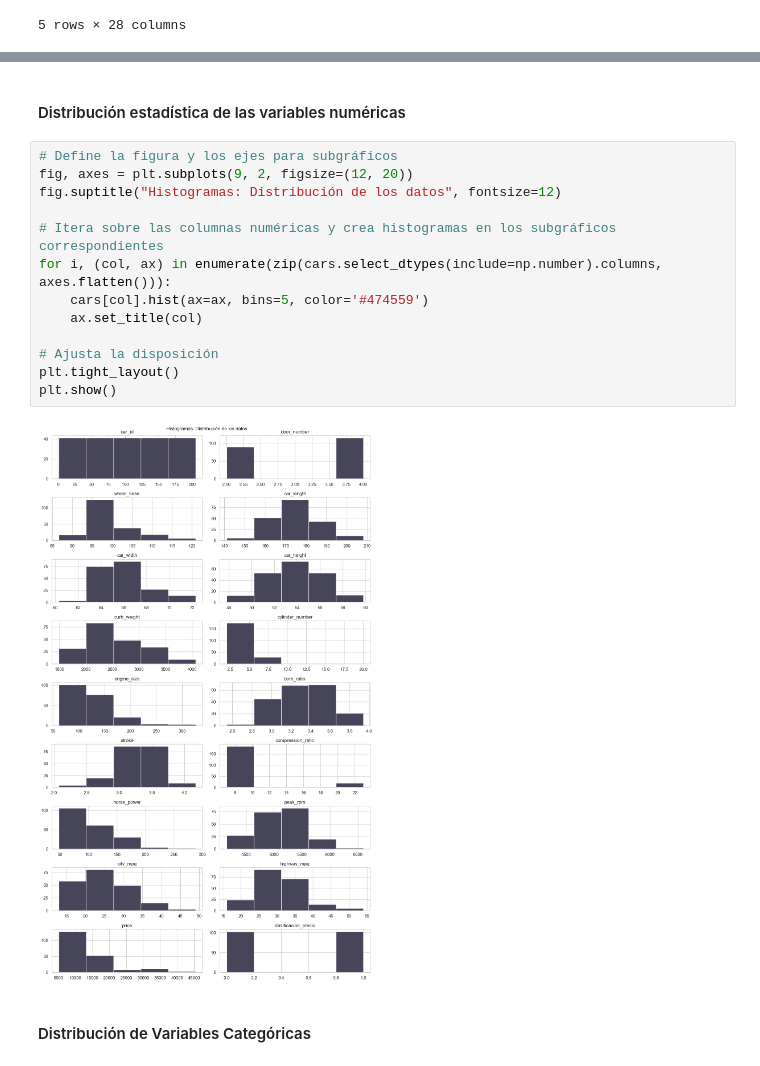
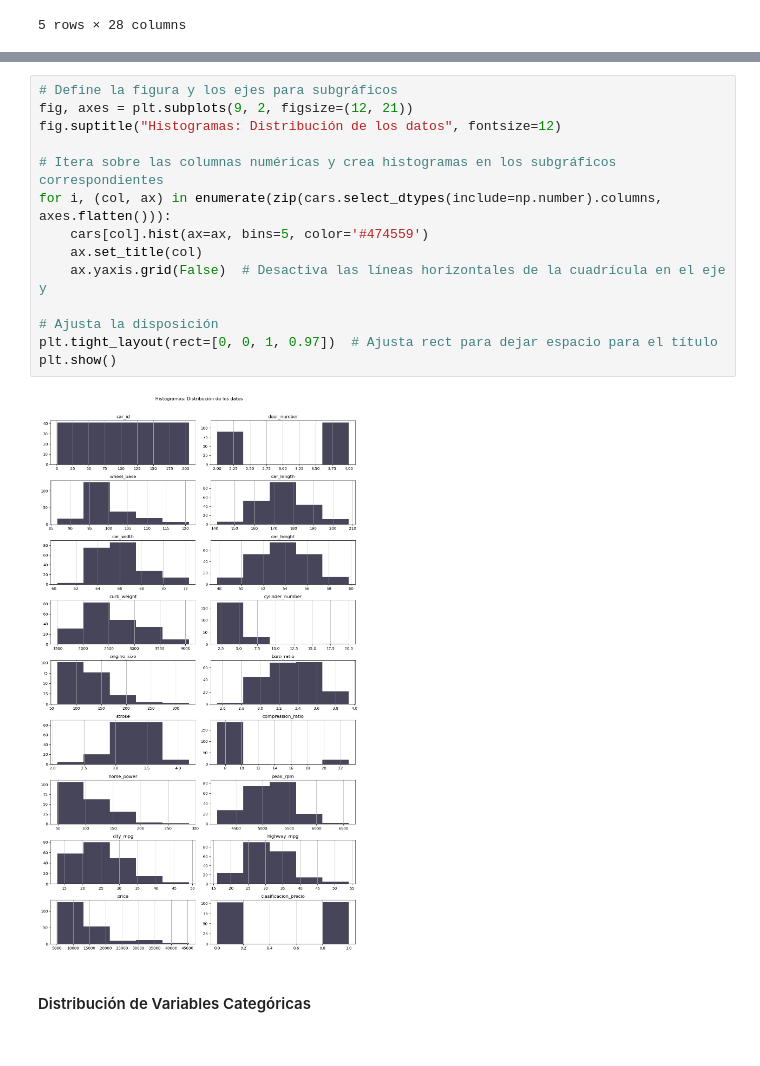
Before and after one commit to JohannaRangel/DS-M6-ML_Automotive_MarketAnalysis, a Jupyter notebook: notebooks/analisis-exploratorio.ipynb, the cells around one changed output, grey strips where cells are left out. Cells and saved outputs as stored; diff of their text form.

```diff
--- a/notebooks/analisis-exploratorio.ipynb
+++ b/notebooks/analisis-exploratorio.ipynb
@@ -62,23 +63,22 @@ min      1.000000     2.000000   86.600000  141.100000   60.300000
 50%      30.000000  10295.000000              1.000000
 75%      34.000000  16503.000000              1.000000
 max      54.000000  45400.000000              1.000000
-# %% [markdown]
-#### Distribución estadística de las variables numéricas
-# %%
-# Define la figura y los ejes para subgráficos
-fig, axes = plt.subplots(9, 2, figsize=(12, 20))
-fig.suptitle("Histogramas: Distribución de los datos", fontsize=12)
-
-# Itera sobre las columnas numéricas y crea histogramas en los subgráficos correspondientes
-for i, (col, ax) in enumerate(zip(cars.select_dtypes(include=np.number).columns, axes.flatten())):
-    cars[col].hist(ax=ax, bins=5, color='#474559')
-    ax.set_title(col)
-
-# Ajusta la disposición
-plt.tight_layout()
-plt.show()
-# %% [output]
-[figure, removed]
+# %%
+# Define la figura y los ejes para subgráficos
+fig, axes = plt.subplots(9, 2, figsize=(12, 21))
+fig.suptitle("Histogramas: Distribución de los datos", fontsize=12)
+
+# Itera sobre las columnas numéricas y crea histogramas en los subgráficos correspondientes
+for i, (col, ax) in enumerate(zip(cars.select_dtypes(include=np.number).columns, axes.flatten())):
+    cars[col].hist(ax=ax, bins=5, color='#474559')
+    ax.set_title(col)
+    ax.yaxis.grid(False)  # Desactiva las líneas horizontales de la cuadrícula en el eje y
+
+# Ajusta la disposición
+plt.tight_layout(rect=[0, 0, 1, 0.97])  # Ajusta rect para dejar espacio para el título
+plt.show()
+# %% [output]
+[figure, added]
 # %% [markdown]
 #### Distribución de Variables Categóricas
 # %%
```
Also changed, not shown: parts of 33 cells of this notebook.
